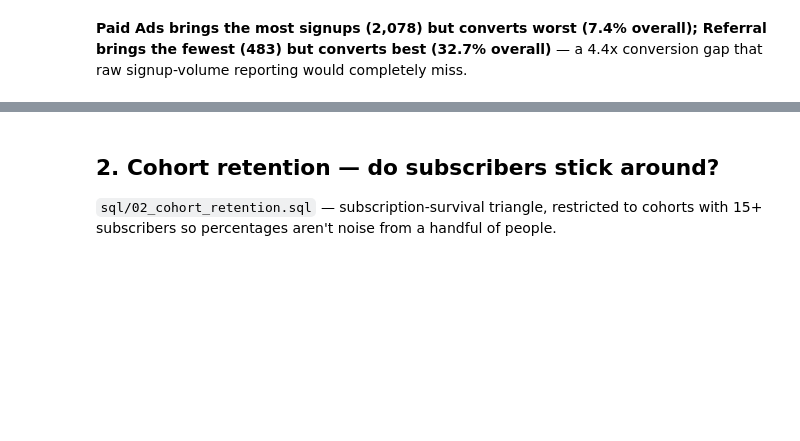
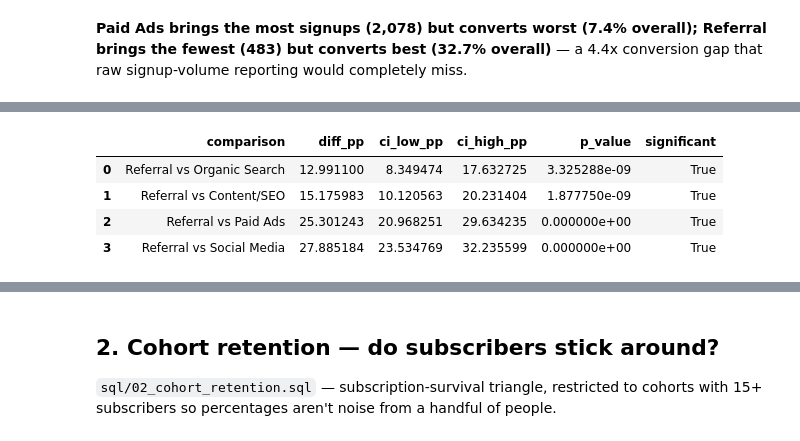
Before and after one commit to anil-turan/ecommerce-cohort-funnel-analysis, a Jupyter notebook: notebooks/01_funnel_cohort_ltv.ipynb, the cells around one changed output, grey strips where cells are left out. Drawn from its saved outputs; the diff is of its cells as text; code cells hidden in the pictures; blank space fills up the shorter version.

```diff
--- a/notebooks/01_funnel_cohort_ltv.ipynb
+++ b/notebooks/01_funnel_cohort_ltv.ipynb
@@ -105,0 +160,24 @@ completely miss.
+# %%
+referral = by_channel[by_channel['acquisition_channel'] == 'Referral'].iloc[0]
+
+sig_rows = []
+for _, row in by_channel.iterrows():
+    if row['acquisition_channel'] == 'Referral':
+        continue
+    t = two_proportion_test(row['subscribed'], row['signups'], referral['subscribed'], referral['signups'])
+    sig_rows.append({
+        'comparison': f"Referral vs {row['acquisition_channel']}",
+        'diff_pp': t['diff'] * 100,
+        'ci_low_pp': t['ci_low'] * 100,
+        'ci_high_pp': t['ci_high'] * 100,
+        'p_value': t['p_value'],
+        'significant': t['significant'],
+    })
+sig_df = pd.DataFrame(sig_rows)
+sig_df
+# %% [output]
+|  | comparison | diff_pp | ci_low_pp | ci_high_pp | p_value | significant |
+| 0 | Referral vs Organic Search | 12.991100 | 8.349474 | 17.632725 | 3.325288e-09 | True |
+| 1 | Referral vs Content/SEO | 15.175983 | 10.120563 | 20.231404 | 1.877750e-09 | True |
+| 2 | Referral vs Paid Ads | 25.301243 | 20.968251 | 29.634235 | 0.000000e+00 | True |
+| 3 | Referral vs Social Media | 27.885184 | 23.534769 | 32.235599 | 0.000000e+00 | True |
```
Also changed, not shown: parts of 4 cells of this notebook, 1 other file.
